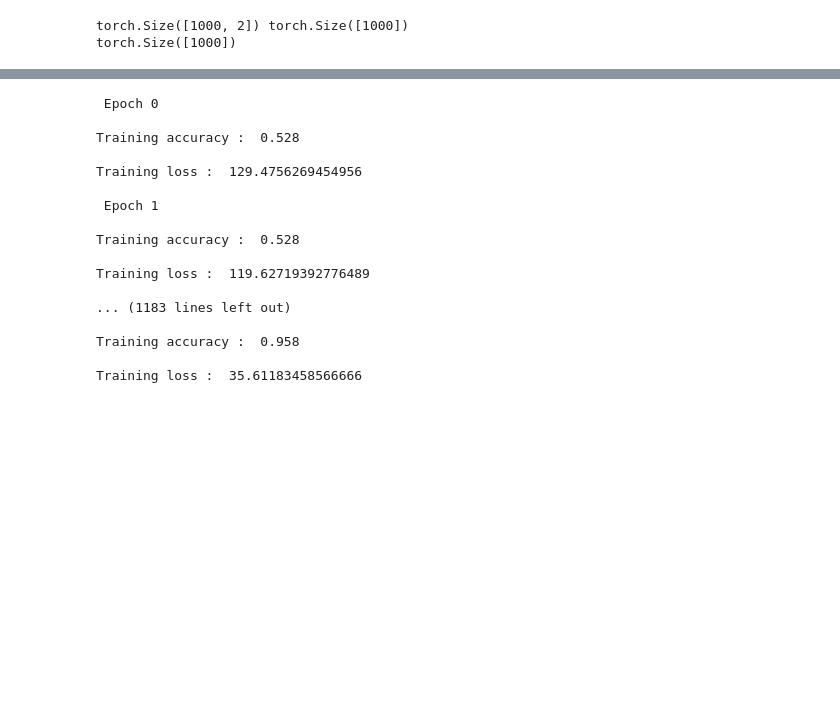
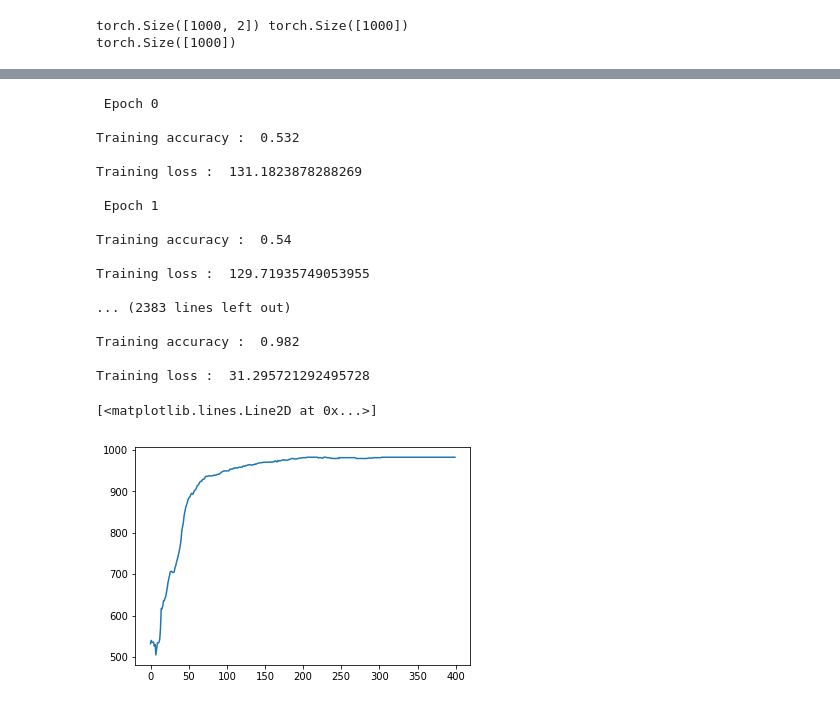
Before and after one commit to LucaZampieri/DL, a Jupyter notebook: Antoine/project2.ipynb, the cells around one changed output, grey strips where cells are left out. Cells and saved outputs as stored; diff of their text form; code cells hidden in the pictures; blank space fills up the shorter version.

```diff
--- a/Antoine/project2.ipynb
+++ b/Antoine/project2.ipynb
@@ -280,7 +345,7 @@ optim = SGDOptimizer(model, 0.01)
 loss_list = []
 train_acc = []
 
-for epoch in range(200):
+for epoch in range(400):
 
     print("\n Epoch", epoch)
 
@@ -309,21 +374,26 @@ for epoch in range(200):
 # %% [output]
  Epoch 0
 
-Training accuracy :  0.528
+Training accuracy :  0.532
 
-Training loss :  129.4756269454956
+Training loss :  131.1823878288269
 
  Epoch 1
 
-Training accuracy :  0.528
+Training accuracy :  0.54
 
-Training loss :  119.62719392776489
+Training loss :  129.71935749053955
 
-... (1183 lines left out)
+... (2383 lines left out)
 
-Training accuracy :  0.958
+Training accuracy :  0.982
 
-Training loss :  35.61183458566666
+Training loss :  31.295721292495728
+# %%
+plt.plot(train_acc)
+# %% [output]
+[<matplotlib.lines.Line2D at 0x...>]
+[figure, added]
 # %%
 plt.plot(loss_list)
 # %% [output]
```
Also changed, not shown: parts of 12 cells of this notebook.
